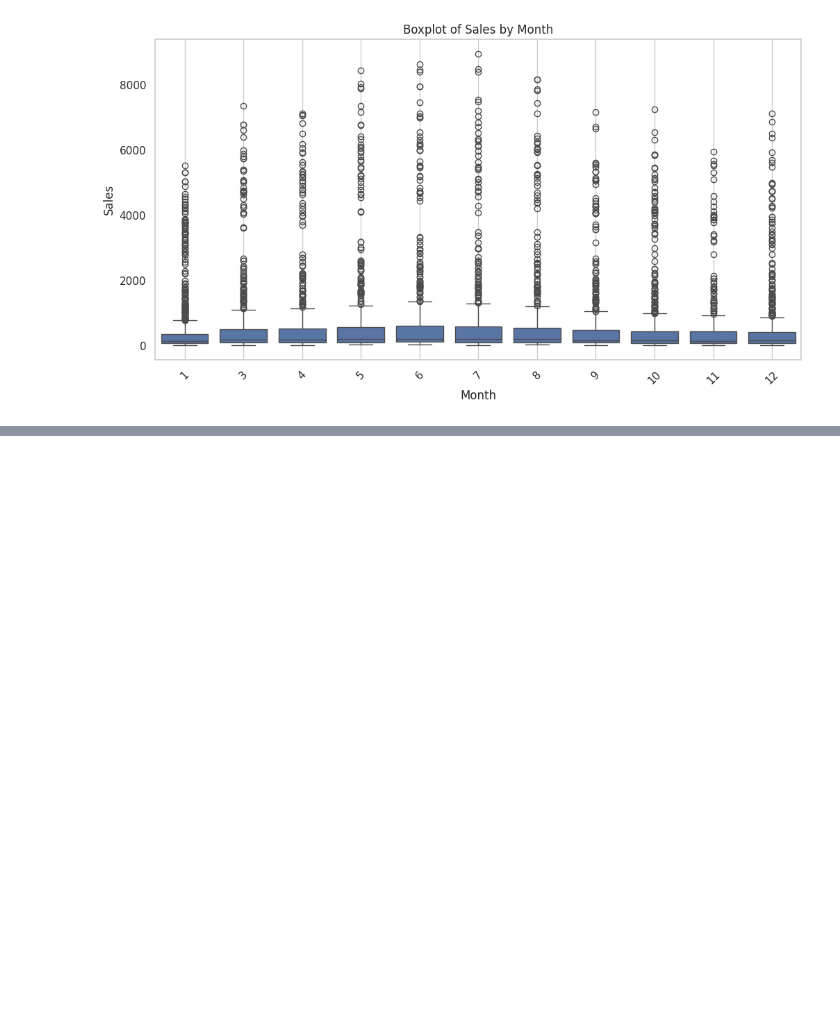
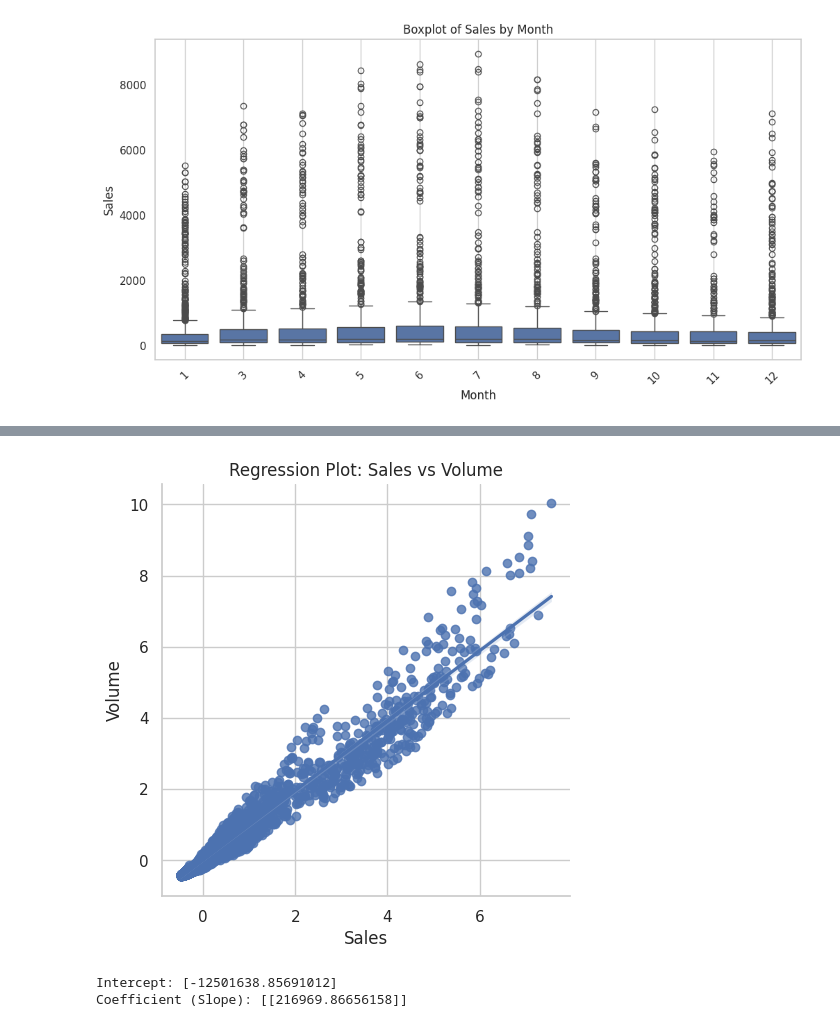
Before and after one commit to harshitgaur2205/22BCE0138, a Jupyter notebook: HarshitGaur.ipynb, the cells around one changed output, grey strips where cells are left out. Cells and saved outputs as stored; diff of their text form; code cells hidden in the pictures; blank space fills up the shorter version.

```diff
--- a/HarshitGaur.ipynb
+++ b/HarshitGaur.ipynb
@@ -314,0 +394,33 @@ plt.show()
+# %%
+numeric_columns = ['sales', 'volume', 'median', 'listings', 'inventory']
+from sklearn.preprocessing import StandardScaler
+scaler = StandardScaler()
+X_scaled = scaler.fit_transform(df[numeric_columns])
+scaled_df = pd.DataFrame(X_scaled, columns=numeric_columns)
+import seaborn as sns
+import matplotlib.pyplot as plt
+
+sns.lmplot(x='sales', y='volume', data=scaled_df)
+plt.title('Regression Plot: Sales vs Volume')
+plt.xlabel('Sales')
+plt.ylabel('Volume')
+plt.show()
+# %% [output]
+[figure, added]
+# %%
+from sklearn.model_selection import train_test_split
+from sklearn.linear_model import LinearRegression
+import matplotlib.pyplot as plt
+df['sales'] = df['sales'].fillna(df['sales'].mean())
+df['volume'] = df['volume'].fillna(df['volume'].mean())
+X = df[['sales']]
+y = df[['volume']]
+X_train, X_test, y_train, y_test = train_test_split(X, y, test_size=0.3, random_state=10)
+model = LinearRegression()
+model.fit(X_train, y_train)
+y_pred = model.predict(X_test)
+print(f'Intercept: {model.intercept_}')
+print(f'Coefficient (Slope): {model.coef_}')
+# %% [output]
+Intercept: [-12501638.85691012]
+Coefficient (Slope): [[216969.86656158]]
```
Also changed, not shown: parts of 9 cells of this notebook.
